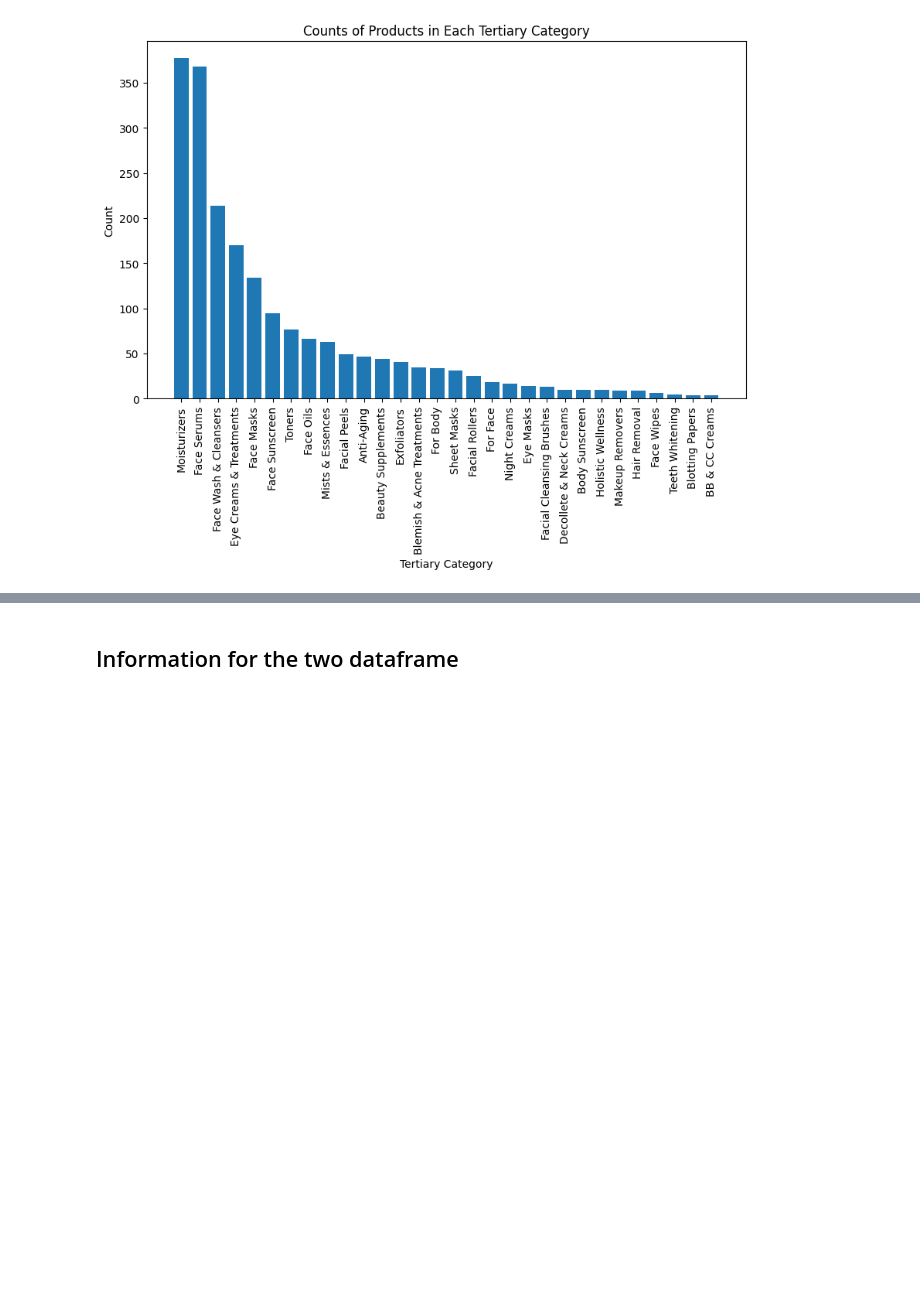
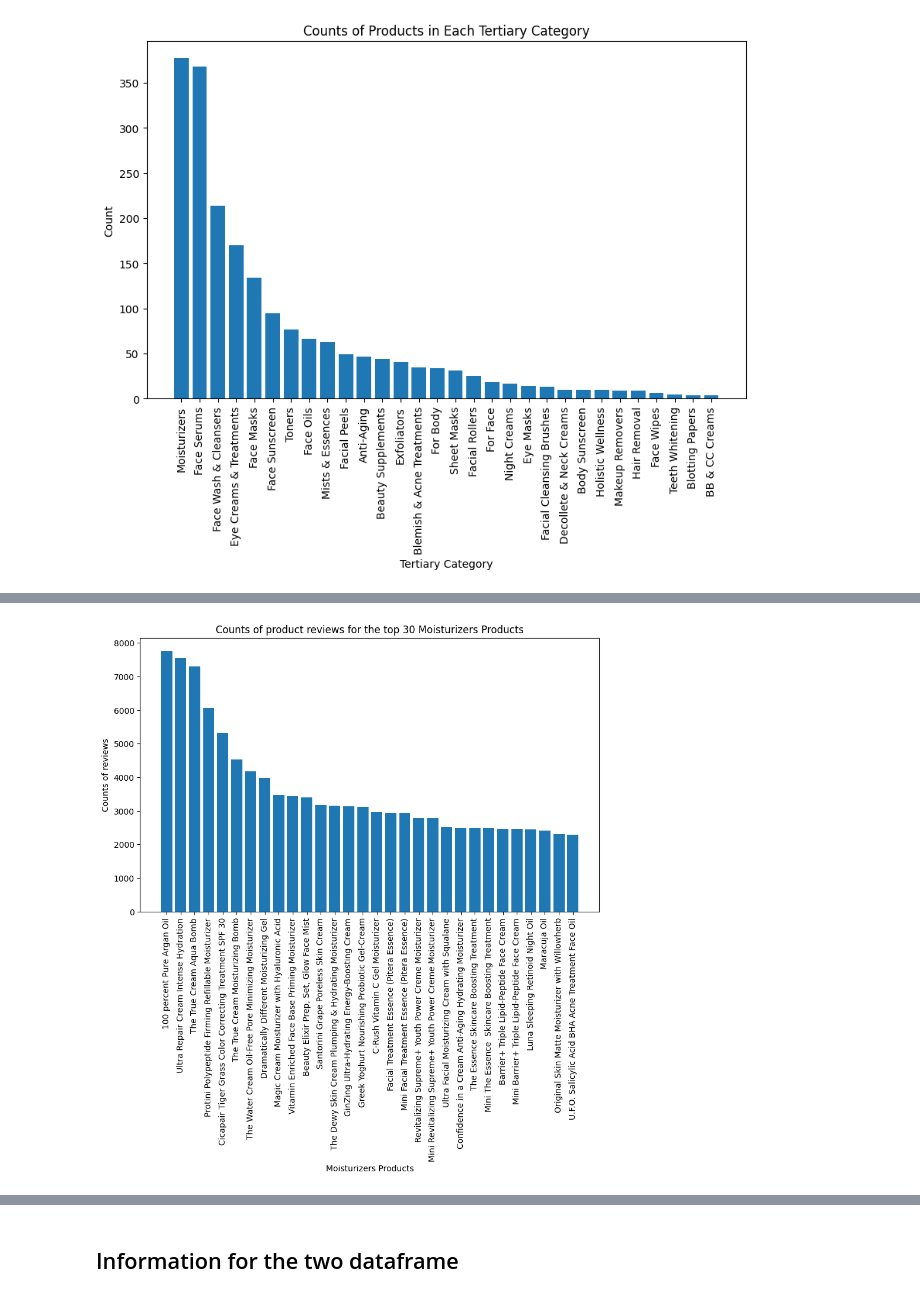
Before and after one commit to jfang07/sephora, a Jupyter notebook: sephora.ipynb, the cells around one changed output, grey strips where cells are left out. Cells and saved outputs as stored; diff of their text form; code cells hidden in the pictures; blank space fills up the shorter version.

```diff
--- a/sephora.ipynb
+++ b/sephora.ipynb
@@ -210,0 +201,2 @@ pandas.core.series.Series
+# %%
+moisterizers_products = merged_products[merged_products['secondary_category'] == 'Moisturizers']
@@ -210,0 +216,14 @@ pandas.core.series.Series
+# %%
+# Only look at the moisturizers products
+sorted_moisturizers_products = moisterizers_products.sort_values(by='counts', ascending=False)
+top30_moisturizers_products = sorted_moisturizers_products.head(30)
+# %%
+plt.figure(figsize=(10, 6))
+plt.bar(top30_moisturizers_products['product_name'], top30_moisturizers_products['counts'])
+plt.xlabel('Moisturizers Products')
+plt.ylabel('Counts of reviews')
+plt.title('Counts of product reviews for the top 30 Moisturizers Products')
+plt.xticks(rotation=90)  # Rotate x-axis labels for better readability
+plt.show()
+# %% [output]
+[figure, added]
```
Also changed, not shown: parts of 29 cells of this notebook.
